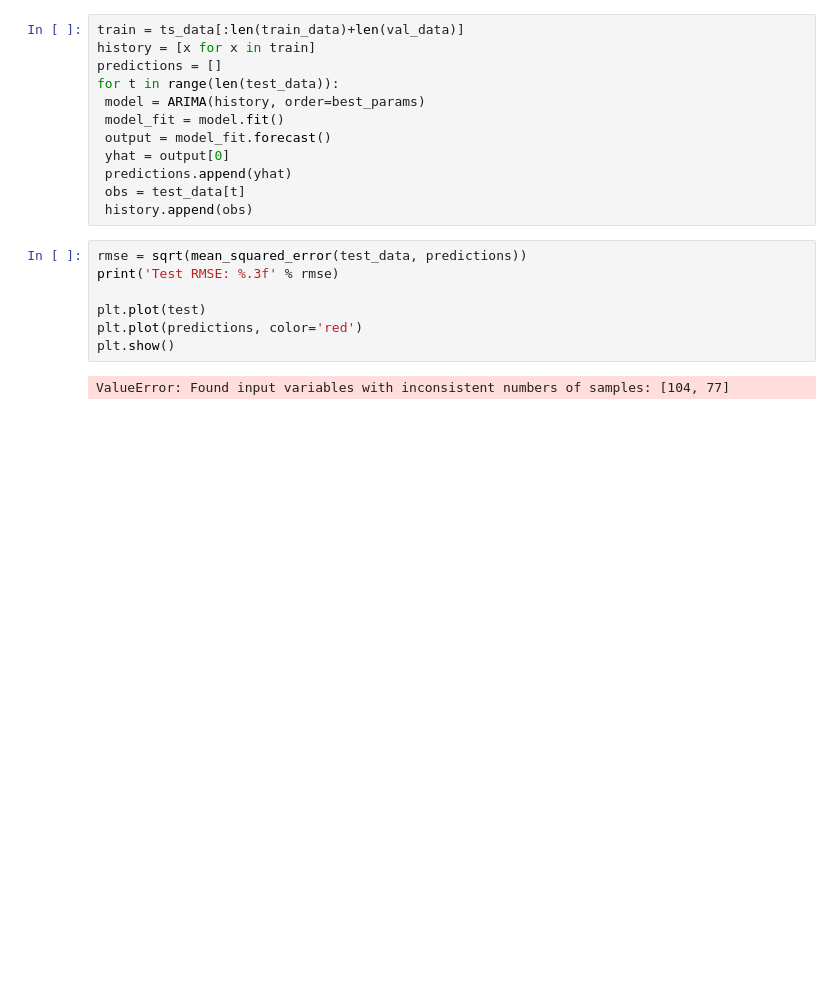
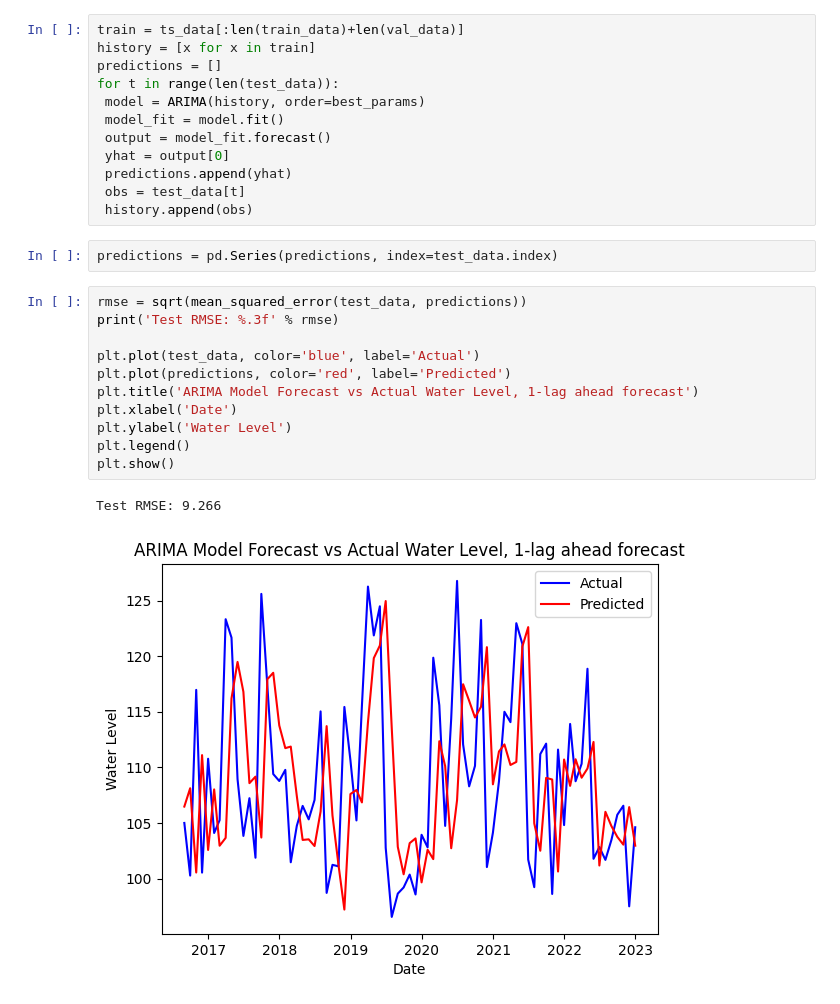
Before and after one commit to wojtas000/SMiB, a Jupyter notebook: Homework4/homework4.ipynb, the cells around one changed output. Cells and saved outputs as stored; diff of their text form; blank space fills up the shorter version.

```diff
--- a/Homework4/homework4.ipynb
+++ b/Homework4/homework4.ipynb
@@ -227,12 +225,19 @@ for t in range(len(test_data)):
  predictions.append(yhat)
  obs = test_data[t]
  history.append(obs)
+# %%
+predictions = pd.Series(predictions, index=test_data.index)
 # %%
 rmse = sqrt(mean_squared_error(test_data, predictions))
 print('Test RMSE: %.3f' % rmse)
 
-plt.plot(test)
-plt.plot(predictions, color='red')
+plt.plot(test_data, color='blue', label='Actual')
+plt.plot(predictions, color='red', label='Predicted')
+plt.title('ARIMA Model Forecast vs Actual Water Level, 1-lag ahead forecast')
+plt.xlabel('Date')
+plt.ylabel('Water Level')
+plt.legend()
 plt.show()
 # %% [output]
-ValueError: Found input variables with inconsistent numbers of samples: [104, 77]
+Test RMSE: 9.266
+[figure, added]
```
Also changed, not shown: parts of 6 cells of this notebook.
